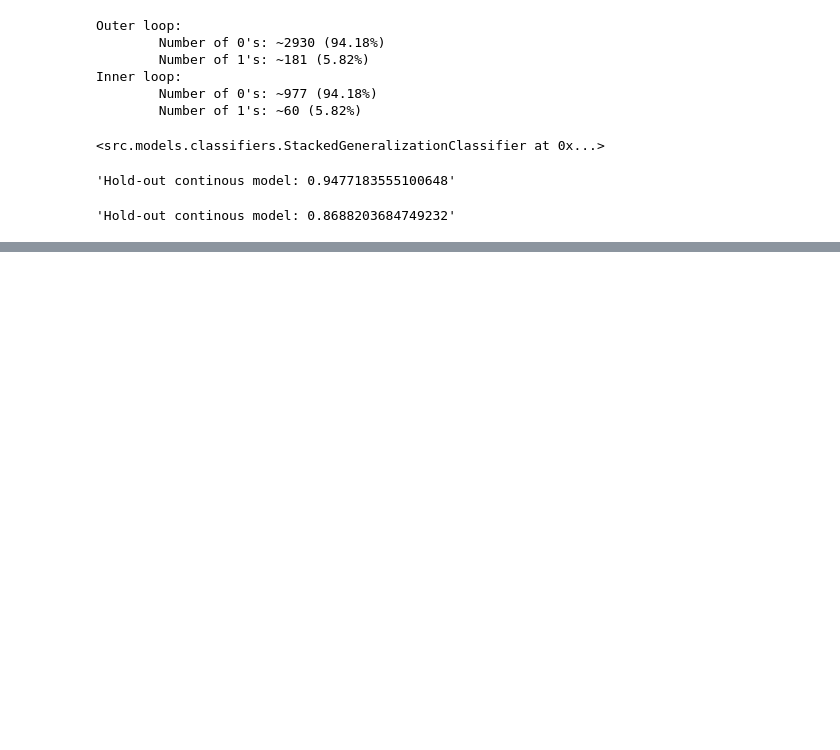
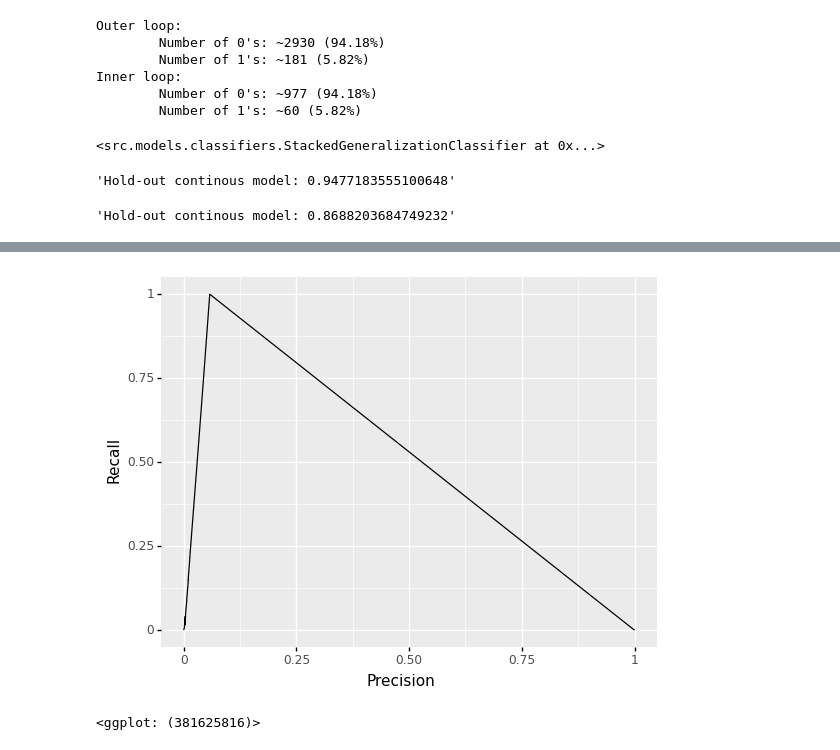
Before and after one commit to itslwg/pemett, a Jupyter notebook: notebooks/2.0-s30d-model-training.ipynb, the cells around one changed output, grey strips where cells are left out. Drawn from its saved outputs; the diff is of its cells as text; code cells hidden in the pictures; blank space fills up the shorter version.

Commit message:
Add vizualisation functions for roc and precision / recall

```diff
--- a/notebooks/2.0-s30d-model-training.ipynb
+++ b/notebooks/2.0-s30d-model-training.ipynb
@@ -150,0 +163,5 @@ str(roc_auc_score(y_score = y_test_pred_cut, y_true = y_test)))
+# %%
+plot_precision_recall(y_test, y_test_pred_con)
+# %% [output]
+[figure, added]
+<ggplot: (381625816)>
```
Also changed, not shown: parts of 3 cells of this notebook, 1 other file.
